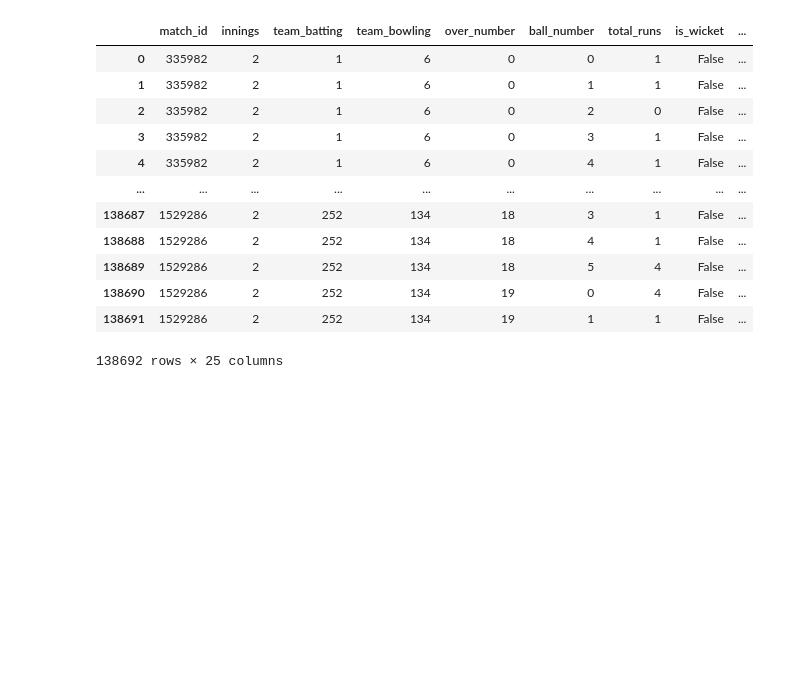
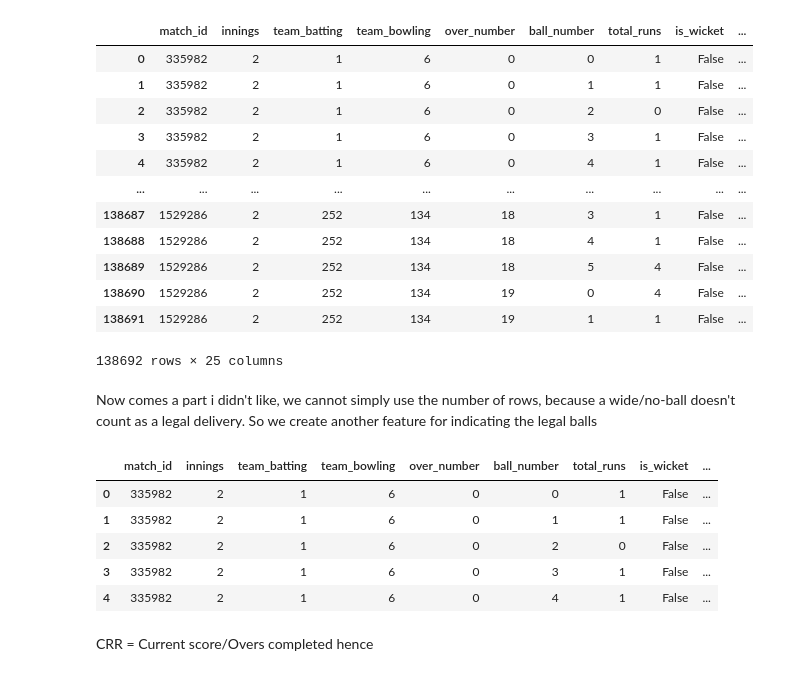
Before and after one commit to RavenKing45/IPL-Win-Probability-predictor, a Jupyter notebook: notebooks/Preprocessing and feature selection.ipynb, the cells around one changed output. Saved outputs shown, nothing was run; the diff lists cells and outputs as text; code cells hidden in the pictures; blank space fills up the shorter version.

```diff
--- a/notebooks/Preprocessing and feature selection.ipynb
+++ b/notebooks/Preprocessing and feature selection.ipynb
@@ -1,6 +1,7 @@
 # %%
 import pandas as pd
 import numpy as np
+pd.set_option('display.max_columns', None)
 
 df=pd.read_csv("../data/raw/ipl_matches_data.csv")
 df.head()
@@ -196,3 +197,22 @@ second_innings_merged
 | 138690 | 1529286 | 2 | 252 | 134 | 19 | 0 | 4 | False | ... |
 | 138691 | 1529286 | 2 | 252 | 134 | 19 | 1 | 1 | False | ... |
 138692 rows × 25 columns
+# %% [markdown]
+Now comes a part i didn't like, we cannot simply use the number of rows, because a wide/no-ball doesn't count as a legal delivery. So we create another feature for indicating the legal balls
+# %%
+second_innings_merged["legal_ball"] = (
+    ~second_innings_merged["is_wide_ball"] &
+    ~second_innings_merged["is_no_ball"]
+)
+
+second_innings_merged["total_legal_balls"]=second_innings_merged.groupby("match_id")["legal_ball"].cumsum()
+second_innings_merged.head()
+# %% [output]
+|  | match_id | innings | team_batting | team_bowling | over_number | ball_number | total_runs | is_wicket | ... |
+| 0 | 335982 | 2 | 1 | 6 | 0 | 0 | 1 | False | ... |
+| 1 | 335982 | 2 | 1 | 6 | 0 | 1 | 1 | False | ... |
+| 2 | 335982 | 2 | 1 | 6 | 0 | 2 | 0 | False | ... |
+| 3 | 335982 | 2 | 1 | 6 | 0 | 3 | 1 | False | ... |
+| 4 | 335982 | 2 | 1 | 6 | 0 | 4 | 1 | False | ... |
+# %% [markdown]
+CRR = Current score/Overs completed hence
```
Also changed, not shown: parts of 4 cells of this notebook, 1 other file.
